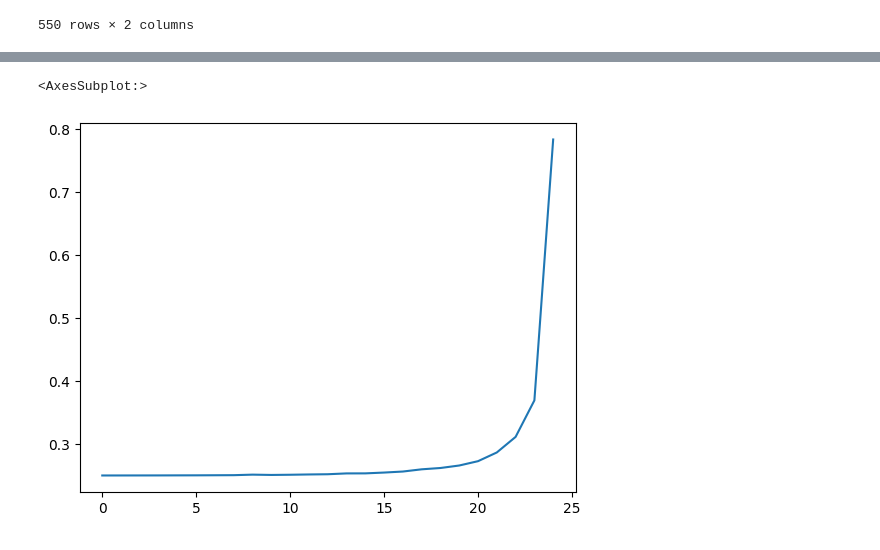
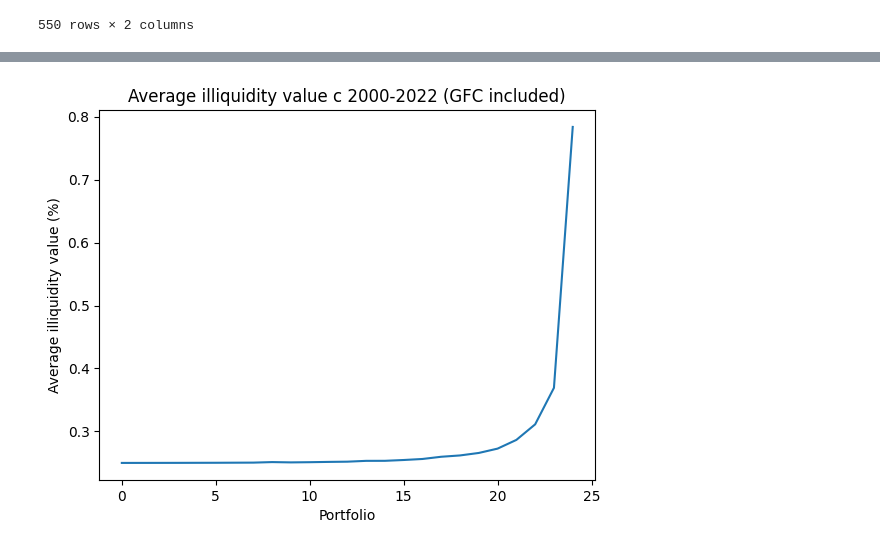
Before and after one commit to JMCG22/pm_cw, a Jupyter notebook: Data_combined_new_data.ipynb, the cells around one changed output, grey strips where cells are left out. Saved outputs shown, nothing was run; the diff lists cells and outputs as text; code cells hidden in the pictures.

```diff
--- a/Data_combined_new_data.ipynb
+++ b/Data_combined_new_data.ipynb
@@ -1144,5 +1143,8 @@ df_t_stats*100
-# %%
-df_non_market_overall_portfolio_average['average c'].plot()
-# %% [output]
-<AxesSubplot:>
-[figure, removed]
+# %%
+df_non_market_overall_portfolio_average['average c'].plot()
+plt.title('Average illiquidity value c 2000-2022 (GFC included)')
+plt.xlabel('Portfolio')
+plt.ylabel('Average illiquidity value (%)')
+plt.show()
+# %% [output]
+[figure, added]
```
Also changed, not shown: parts of 28 cells of this notebook.
